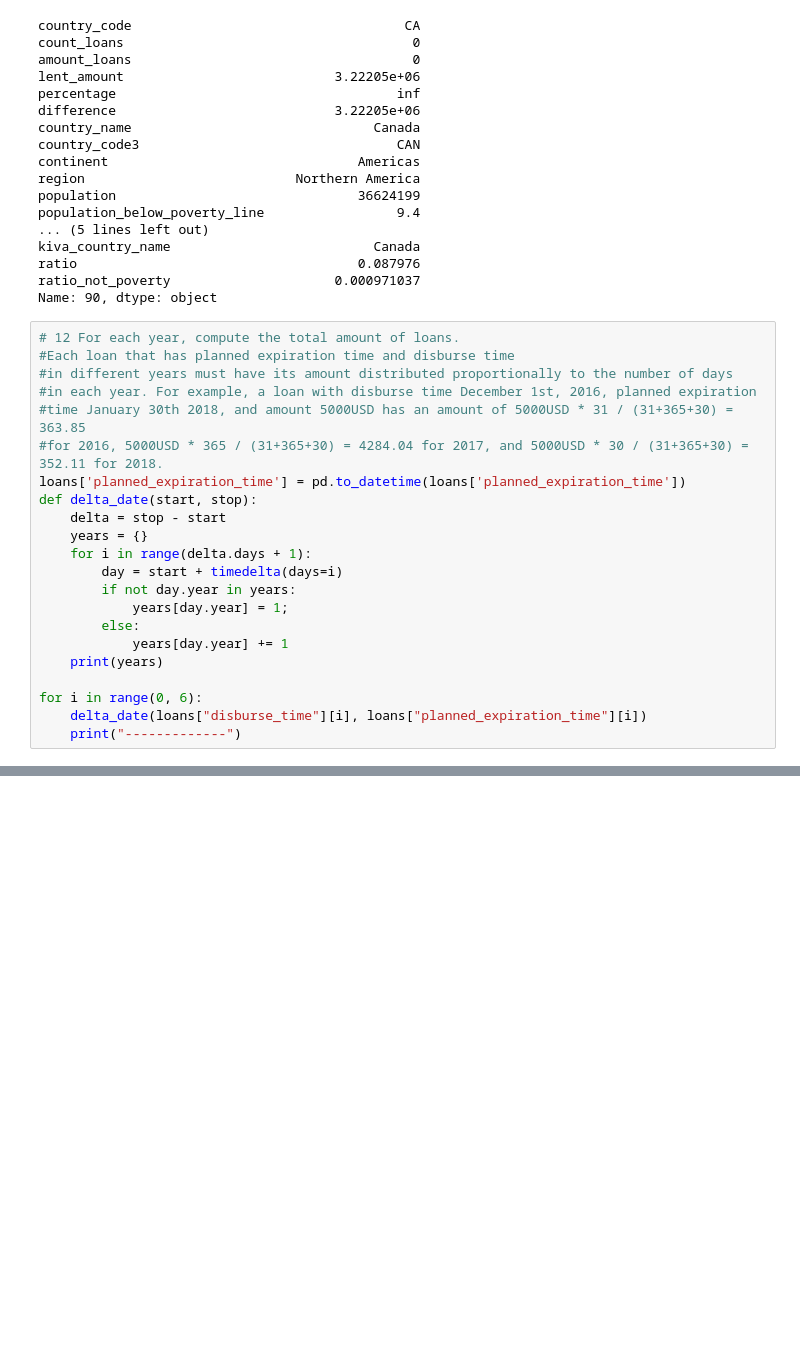
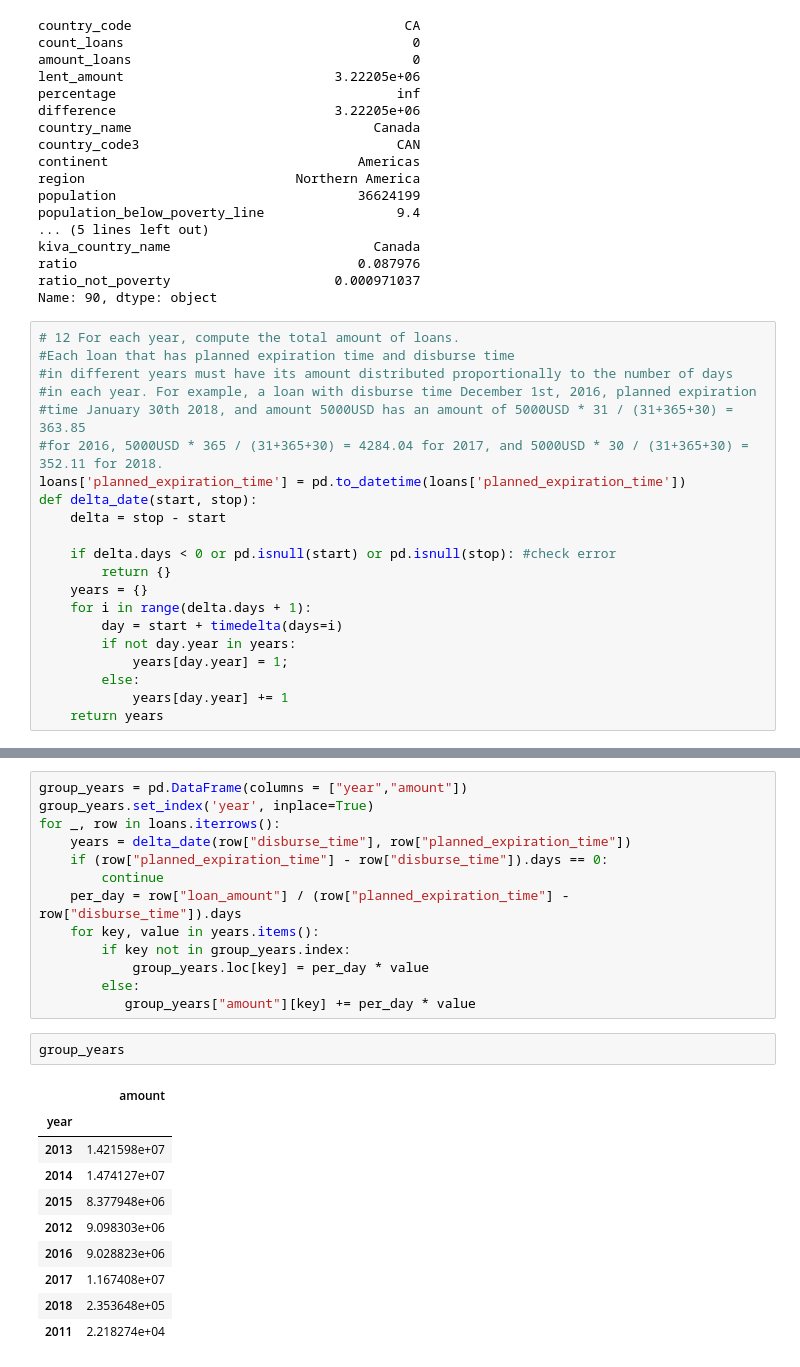
Before and after one commit to aleporta/fcs-project, a Jupyter notebook: CS Project.ipynb, the cells around one changed output, grey strips where cells are left out. Saved outputs shown, nothing was run; the diff lists cells and outputs as text; blank space fills up the shorter version.

```diff
--- a/CS Project.ipynb
+++ b/CS Project.ipynb
@@ -162,6 +182,9 @@ Name: 90, dtype: object
 loans['planned_expiration_time'] = pd.to_datetime(loans['planned_expiration_time'])
 def delta_date(start, stop):
     delta = stop - start
+
+    if delta.days < 0 or pd.isnull(start) or pd.isnull(stop): #check error
+        return {}
     years = {}
     for i in range(delta.days + 1):
         day = start + timedelta(days=i)
@@ -169,8 +192,4 @@ def delta_date(start, stop):
             years[day.year] = 1;
         else:
             years[day.year] += 1
-    print(years)
-
-for i in range(0, 6):
-    delta_date(loans["disburse_time"][i], loans["planned_expiration_time"][i])
-    print("-------------")
+    return years
@@ -198,0 +200,26 @@ loans.head()
+# %%
+group_years = pd.DataFrame(columns = ["year","amount"])
+group_years.set_index('year', inplace=True)
+for _, row in loans.iterrows():
+    years = delta_date(row["disburse_time"], row["planned_expiration_time"])
+    if (row["planned_expiration_time"] - row["disburse_time"]).days == 0:
+        continue
+    per_day = row["loan_amount"] / (row["planned_expiration_time"] - row["disburse_time"]).days
+    for key, value in years.items():
+        if key not in group_years.index:
+            group_years.loc[key] = per_day * value
+        else:
+           group_years["amount"][key] += per_day * value
+# %%
+group_years
+# %% [output]
+|  | amount |
+| year |  |
+| 2013 | 1.421598e+07 |
+| 2014 | 1.474127e+07 |
+| 2015 | 8.377948e+06 |
+| 2012 | 9.098303e+06 |
+| 2016 | 9.028823e+06 |
+| 2017 | 1.167408e+07 |
+| 2018 | 2.353648e+05 |
+| 2011 | 2.218274e+04 |
```
Also changed, not shown: parts of 9 cells of this notebook.
